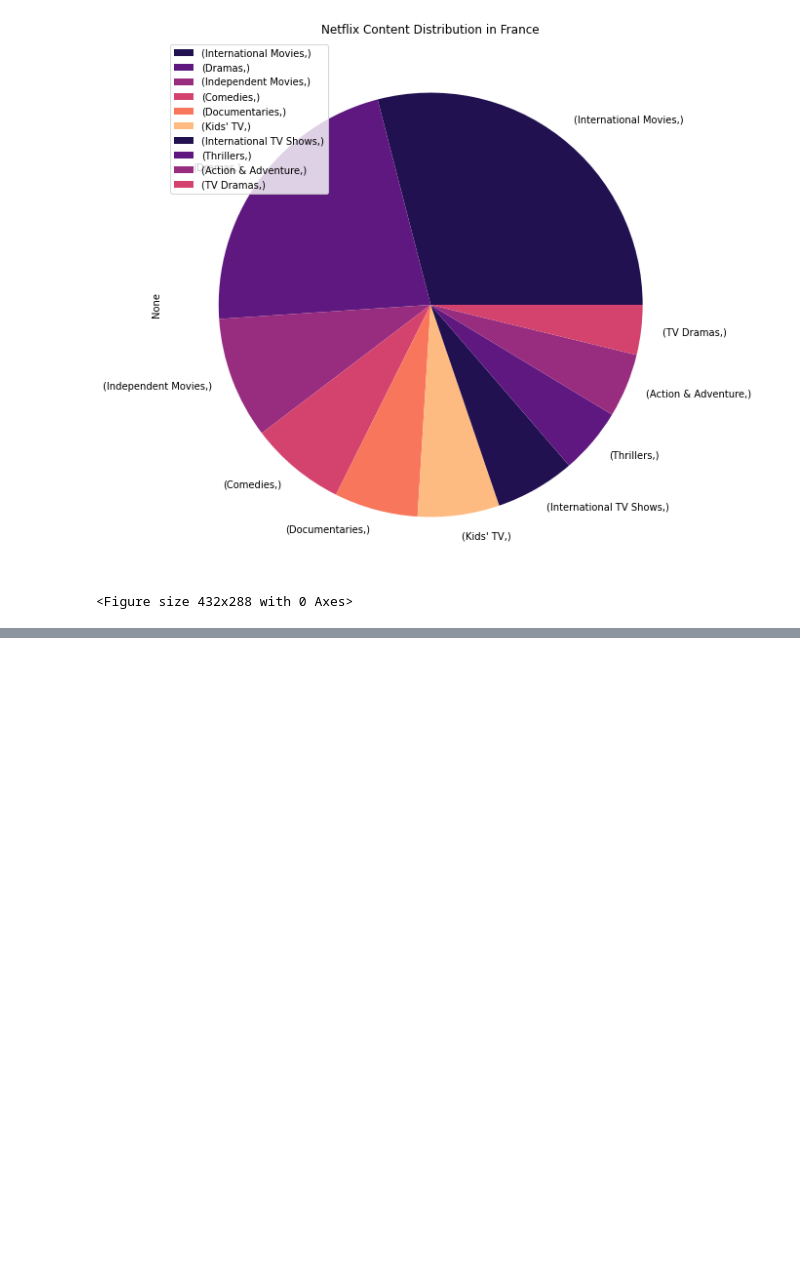
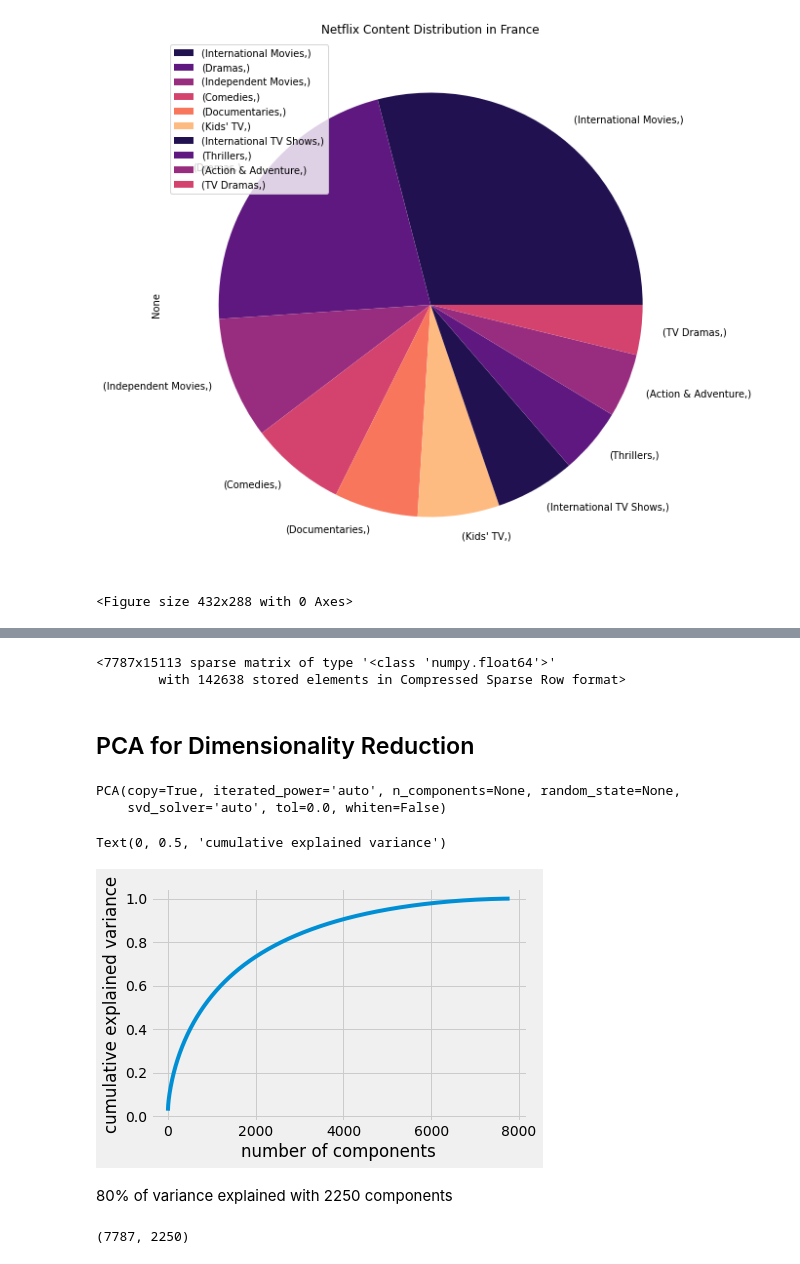
Before and after one commit to NayanaPradeep/Netflix-Movies-and-TV-Shows-Clustering, a Jupyter notebook: NETFLIX_MOVIES_AND_TV_SHOWS_CLUSTERING.ipynb, the cells around one changed output, grey strips where cells are left out. Cells and saved outputs as stored; diff of their text form; code cells hidden in the pictures; blank space fills up the shorter version.

```diff
--- a/NETFLIX_MOVIES_AND_TV_SHOWS_CLUSTERING.ipynb
+++ b/NETFLIX_MOVIES_AND_TV_SHOWS_CLUSTERING.ipynb
@@ -740,0 +769,8 @@ for i in range(len(top_countries_netflix)):
+# %%
+# Replacing the values where the director is null with appropriate strings
+df["director"] = df["director"].fillna("")
+df["cast"] = df["cast"].fillna("")
+df["country"] = df["country"].fillna("United States")
+df["date_added"] = df["date_added"].fillna("")
+df["rating"] = df["rating"].fillna("")
+df["combined_text_feat"] = df['type'].astype(str) + " "  + df['listed_in'].astype(str) + " " + df['description'].astype(str)
@@ -740,0 +860,44 @@ for i in range(len(top_countries_netflix)):
+# %%
+#Clean the customer_review column texts for sentiment analysis
+df["combined_text_feat"] = df["combined_text_feat"].apply(lambda x: clean_text(x))
+# %%
+from sklearn.feature_extraction.text import TfidfVectorizer
+
+v = TfidfVectorizer()
+X = v.fit_transform(df["combined_text_feat"])
+# %%
+X
+# %% [output]
+<7787x15113 sparse matrix of type '<class 'numpy.float64'>'
+        with 142638 stored elements in Compressed Sparse Row format>
+# %% [markdown]
+## PCA for Dimensionality Reduction
+# %%
+#PCA Code
+import numpy as np
+from sklearn.decomposition import PCA
+import matplotlib.pyplot as plt
+transformer = PCA()
+transformer.fit(X.toarray())
+# %% [output]
+PCA(copy=True, iterated_power='auto', n_components=None, random_state=None,
+    svd_solver='auto', tol=0.0, whiten=False)
+# %%
+#explained var v/s comp
+plt.plot(np.cumsum(transformer.explained_variance_ratio_))
+plt.xlabel('number of components')
+plt.ylabel('cumulative explained variance')
+# %% [output]
+Text(0, 0.5, 'cumulative explained variance')
+[figure, added]
+# %% [markdown]
+80% of variance explained with 2250 components
+# %%
+#choosing right dim from plot, this might take a while, for ready ans use n_components = 3000
+from sklearn.decomposition import PCA
+transformer = PCA(n_components=2250)
+transformer.fit(X.toarray())
+X_transformed = transformer.transform(X.toarray())
+X_transformed.shape
+# %% [output]
+(7787, 2250)
```
Also changed, not shown: parts of 26 cells of this notebook.
